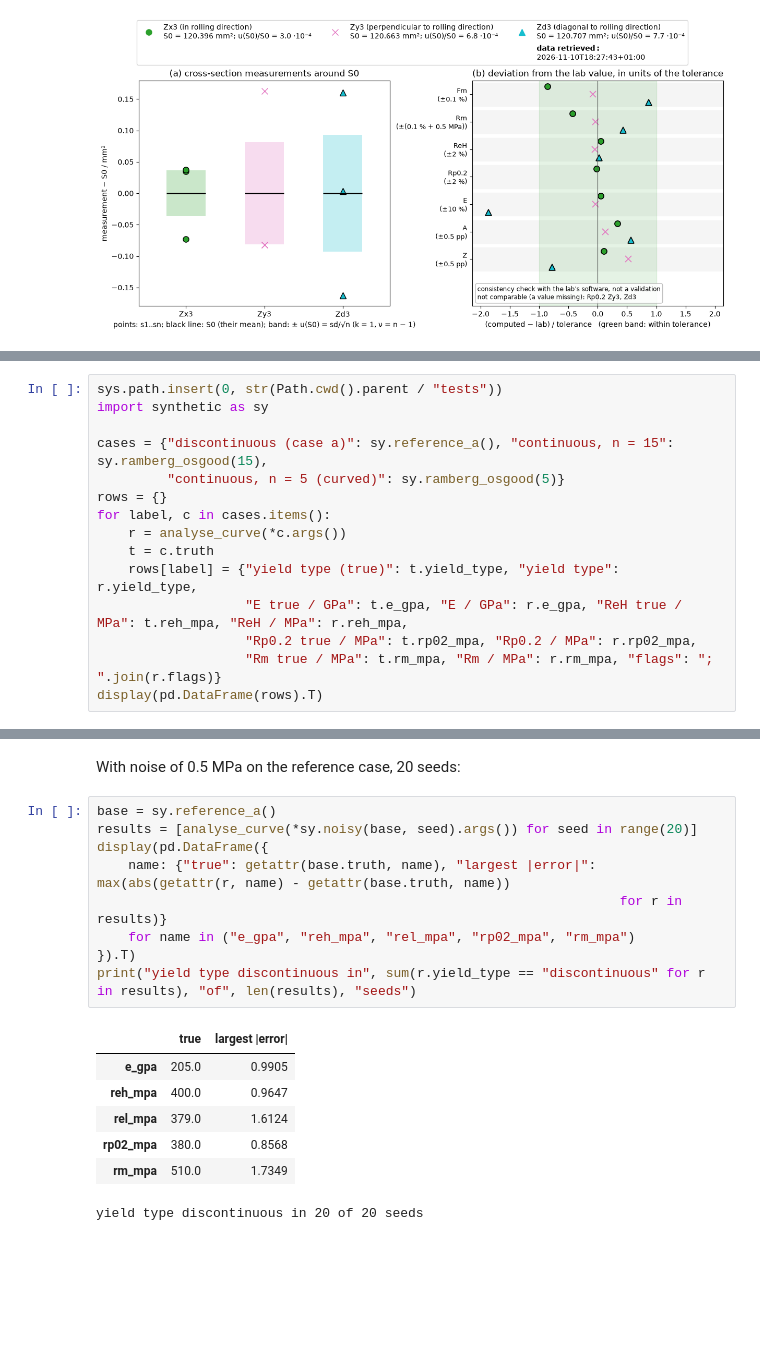
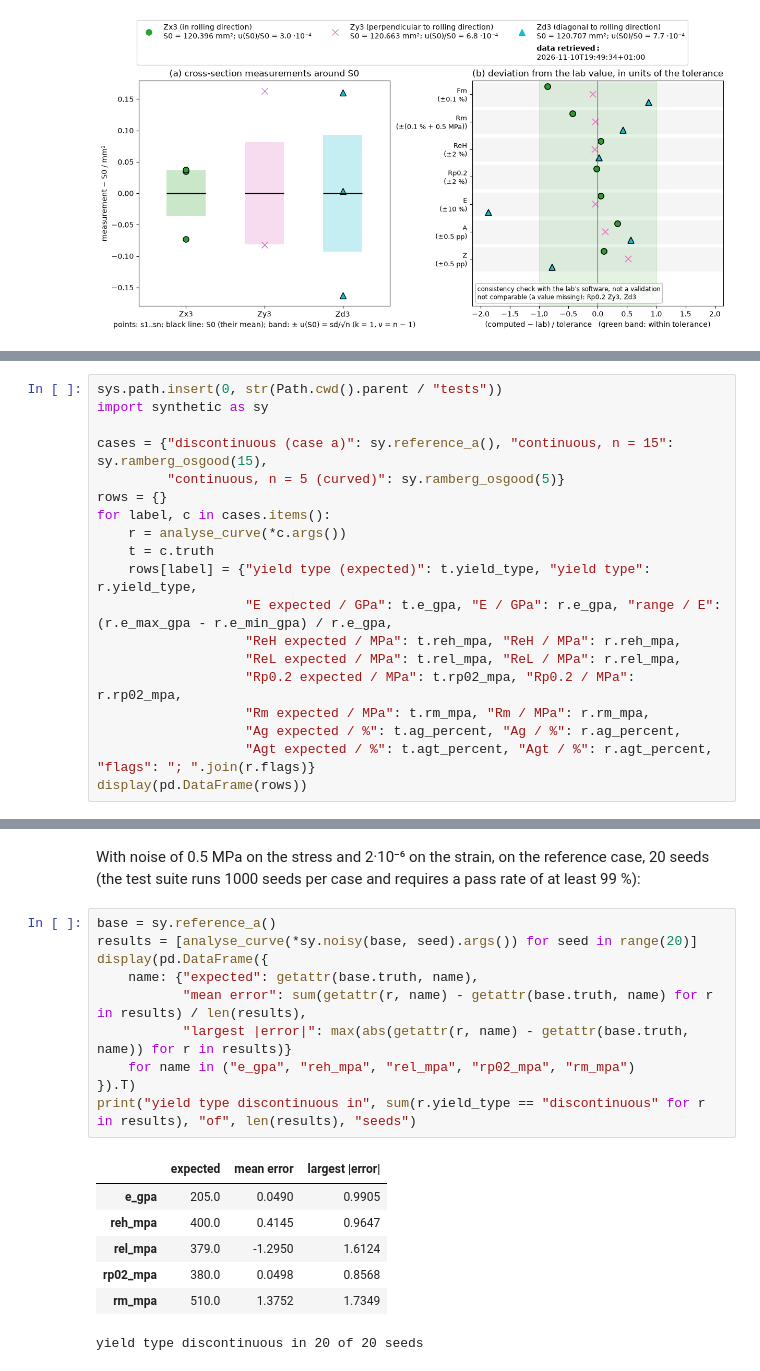
Before and after one commit to materialdigital/pmd-demonstrator, a Jupyter notebook: notebooks/02-tensile-method.ipynb, the cells around one changed output, grey strips where cells are left out. Drawn from its saved outputs; the diff is of its cells as text; blank space fills up the shorter version.

```diff
--- a/notebooks/02-tensile-method.ipynb
+++ b/notebooks/02-tensile-method.ipynb
@@ -322,9 +377,13 @@ rows = {}
 for label, c in cases.items():
     r = analyse_curve(*c.args())
     t = c.truth
-    rows[label] = {"yield type (true)": t.yield_type, "yield type": r.yield_type,
-                   "E true / GPa": t.e_gpa, "E / GPa": r.e_gpa, "ReH true / MPa": t.reh_mpa, "ReH / MPa": r.reh_mpa,
-                   "Rp0.2 true / MPa": t.rp02_mpa, "Rp0.2 / MPa": r.rp02_mpa,
-                   "Rm true / MPa": t.rm_mpa, "Rm / MPa": r.rm_mpa, "flags": "; ".join(r.flags)}
-display(pd.DataFrame(rows).T)
+    rows[label] = {"yield type (expected)": t.yield_type, "yield type": r.yield_type,
+                   "E expected / GPa": t.e_gpa, "E / GPa": r.e_gpa, "range / E": (r.e_max_gpa - r.e_min_gpa) / r.e_gpa,
+                   "ReH expected / MPa": t.reh_mpa, "ReH / MPa": r.reh_mpa,
+                   "ReL expected / MPa": t.rel_mpa, "ReL / MPa": r.rel_mpa,
+                   "Rp0.2 expected / MPa": t.rp02_mpa, "Rp0.2 / MPa": r.rp02_mpa,
+                   "Rm expected / MPa": t.rm_mpa, "Rm / MPa": r.rm_mpa,
+                   "Ag expected / %": t.ag_percent, "Ag / %": r.ag_percent,
+                   "Agt expected / %": t.agt_percent, "Agt / %": r.agt_percent, "flags": "; ".join(r.flags)}
+display(pd.DataFrame(rows))
 # %% [output]
@@ -335,20 +407,21 @@ display(pd.DataFrame(rows).T)
 # %% [markdown]
-With noise of 0.5 MPa on the reference case, 20 seeds:
+With noise of 0.5 MPa on the stress and 2·10⁻⁶ on the strain, on the reference case, 20 seeds (the test suite runs 1000 seeds per case and requires a pass rate of at least 99 %):
 # %%
 base = sy.reference_a()
 results = [analyse_curve(*sy.noisy(base, seed).args()) for seed in range(20)]
 display(pd.DataFrame({
-    name: {"true": getattr(base.truth, name), "largest |error|": max(abs(getattr(r, name) - getattr(base.truth, name))
-                                                                   for r in results)}
+    name: {"expected": getattr(base.truth, name),
+           "mean error": sum(getattr(r, name) - getattr(base.truth, name) for r in results) / len(results),
+           "largest |error|": max(abs(getattr(r, name) - getattr(base.truth, name)) for r in results)}
     for name in ("e_gpa", "reh_mpa", "rel_mpa", "rp02_mpa", "rm_mpa")
 }).T)
 print("yield type discontinuous in", sum(r.yield_type == "discontinuous" for r in results), "of", len(results), "seeds")
 # %% [output]
-|  | true | largest |error| |
-| e_gpa | 205.0 | 0.9905 |
-| reh_mpa | 400.0 | 0.9647 |
-| rel_mpa | 379.0 | 1.6124 |
-| rp02_mpa | 380.0 | 0.8568 |
-| rm_mpa | 510.0 | 1.7349 |
+|  | expected | mean error | largest |error| |
+| e_gpa | 205.0 | 0.0490 | 0.9905 |
+| reh_mpa | 400.0 | 0.4145 | 0.9647 |
+| rel_mpa | 379.0 | -1.2950 | 1.6124 |
+| rp02_mpa | 380.0 | 0.0498 | 0.8568 |
+| rm_mpa | 510.0 | 1.3752 | 1.7349 |
 yield type discontinuous in 20 of 20 seeds
 # %% [markdown]
```
Also changed, not shown: parts of 19 cells of this notebook.
